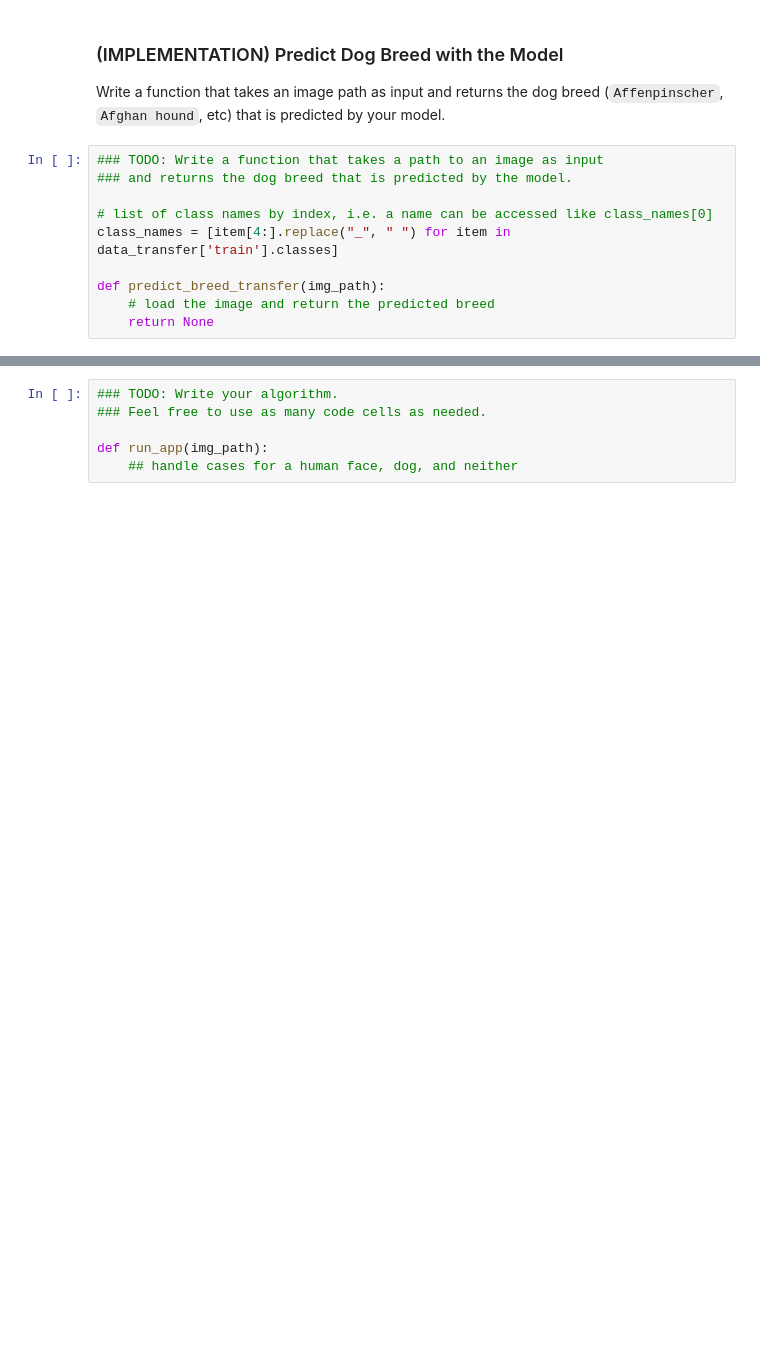
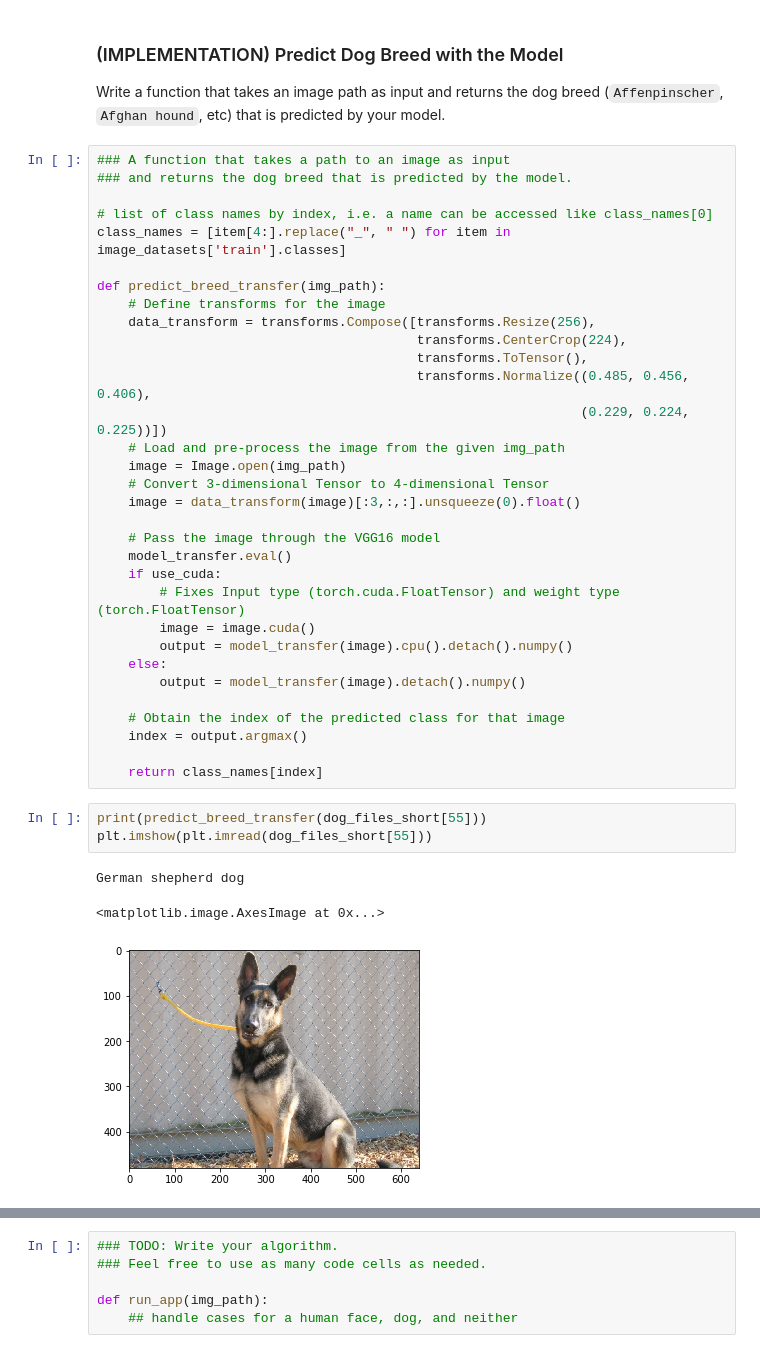
Before and after one commit to GedasGa/deep-learning-pytorch, a Jupyter notebook: project-dog-classification/dog_app.ipynb, the cells around one changed output, grey strips where cells are left out. Drawn from its saved outputs; the diff is of its cells as text; blank space fills up the shorter version.

Commit message:
Implement algorithm to predict Dog Breed with the Model

```diff
--- a/project-dog-classification/dog_app.ipynb
+++ b/project-dog-classification/dog_app.ipynb
@@ -802,15 +786,44 @@ Test Accuracy: 80% (674/836)
 
 Write a function that takes an image path as input and returns the dog breed (`Affenpinscher`, `Afghan hound`, etc) that is predicted by your model.
 # %%
-### TODO: Write a function that takes a path to an image as input
+### A function that takes a path to an image as input
 ### and returns the dog breed that is predicted by the model.
 
 # list of class names by index, i.e. a name can be accessed like class_names[0]
-class_names = [item[4:].replace("_", " ") for item in data_transfer['train'].classes]
+class_names = [item[4:].replace("_", " ") for item in image_datasets['train'].classes]
 
 def predict_breed_transfer(img_path):
-    # load the image and return the predicted breed
-    return None
+    # Define transforms for the image
+    data_transform = transforms.Compose([transforms.Resize(256),
+                                         transforms.CenterCrop(224),
+                                         transforms.ToTensor(),
+                                         transforms.Normalize((0.485, 0.456, 0.406),
+                                                              (0.229, 0.224, 0.225))])
+    # Load and pre-process the image from the given img_path
+    image = Image.open(img_path)
+    # Convert 3-dimensional Tensor to 4-dimensional Tensor
+    image = data_transform(image)[:3,:,:].unsqueeze(0).float()
+
+    # Pass the image through the VGG16 model
+    model_transfer.eval()
+    if use_cuda:
+        # Fixes Input type (torch.cuda.FloatTensor) and weight type (torch.FloatTensor)
+        image = image.cuda()
+        output = model_transfer(image).cpu().detach().numpy()
+    else:
+        output = model_transfer(image).detach().numpy()
+
+    # Obtain the index of the predicted class for that image
+    index = output.argmax()
+
+    return class_names[index]
+# %%
+print(predict_breed_transfer(dog_files_short[55]))
+plt.imshow(plt.imread(dog_files_short[55]))
+# %% [output]
+German shepherd dog
+<matplotlib.image.AxesImage at 0x...>
+[figure, added]
 # %% [markdown]
 ---
 <a id='step5'></a>
```
Also changed, not shown: parts of 3 cells of this notebook.
